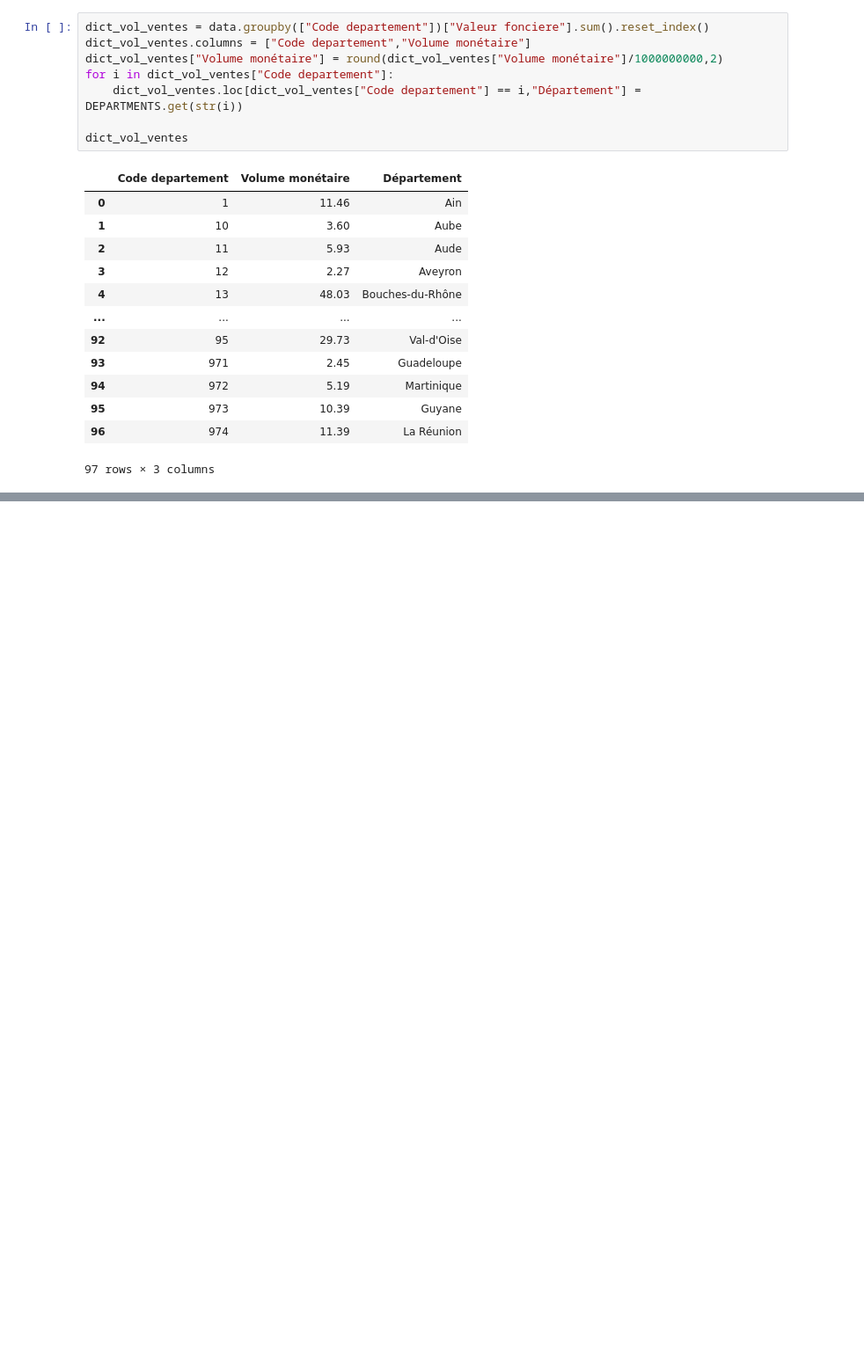
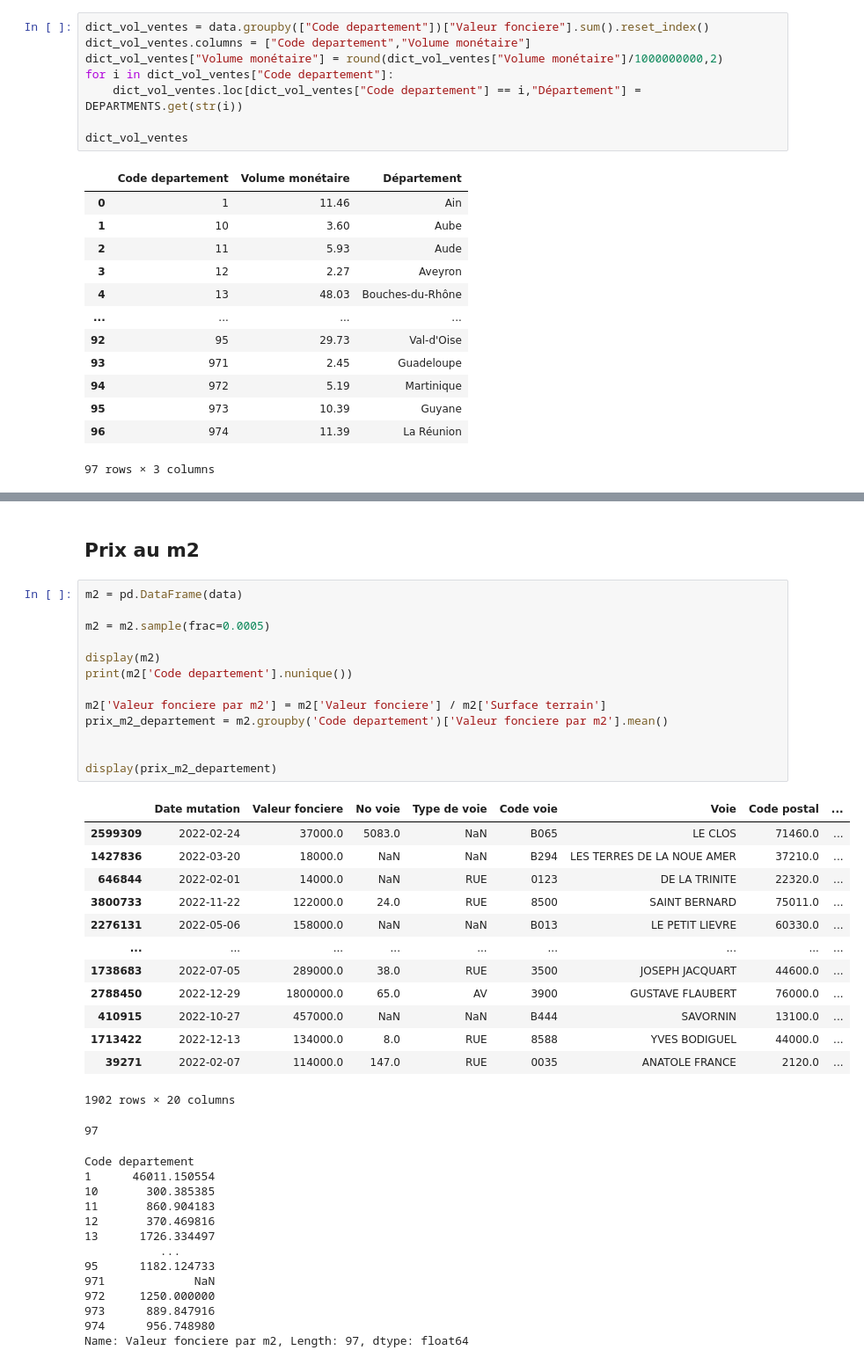
Before and after one commit to GuillaumeDorschner/Real-Estate-Analysis-France, a Jupyter notebook: data analyse/analyse.ipynb, the cells around one changed output, grey strips where cells are left out. Shown at 88% size. Drawn from its saved outputs; the diff is of its cells as text; blank space fills up the shorter version.

```diff
--- a/data analyse/analyse.ipynb
+++ b/data analyse/analyse.ipynb
@@ -271,0 +276,43 @@ fig.show()
+# %% [markdown]
+## Prix au m2
+# %%
+m2 = pd.DataFrame(data)
+
+m2 = m2.sample(frac=0.0005)
+
+display(m2)
+print(m2['Code departement'].nunique())
+
+m2['Valeur fonciere par m2'] = m2['Valeur fonciere'] / m2['Surface terrain']
+prix_m2_departement = m2.groupby('Code departement')['Valeur fonciere par m2'].mean()
+
+
+display(prix_m2_departement)
+# %% [output]
+|  | Date mutation | Valeur fonciere | No voie | Type de voie | Code voie | Voie | Code postal | ... |
+| 2599309 | 2022-02-24 | 37000.0 | 5083.0 | NaN | B065 | LE CLOS | 71460.0 | ... |
+| 1427836 | 2022-03-20 | 18000.0 | NaN | NaN | B294 | LES TERRES DE LA NOUE AMER | 37210.0 | ... |
+| 646844 | 2022-02-01 | 14000.0 | NaN | RUE | 0123 | DE LA TRINITE | 22320.0 | ... |
+| 3800733 | 2022-11-22 | 122000.0 | 24.0 | RUE | 8500 | SAINT BERNARD | 75011.0 | ... |
+| 2276131 | 2022-05-06 | 158000.0 | NaN | NaN | B013 | LE PETIT LIEVRE | 60330.0 | ... |
+| ... | ... | ... | ... | ... | ... | ... | ... | ... |
+| 1738683 | 2022-07-05 | 289000.0 | 38.0 | RUE | 3500 | JOSEPH JACQUART | 44600.0 | ... |
+| 2788450 | 2022-12-29 | 1800000.0 | 65.0 | AV | 3900 | GUSTAVE FLAUBERT | 76000.0 | ... |
+| 410915 | 2022-10-27 | 457000.0 | NaN | NaN | B444 | SAVORNIN | 13100.0 | ... |
+| 1713422 | 2022-12-13 | 134000.0 | 8.0 | RUE | 8588 | YVES BODIGUEL | 44000.0 | ... |
+| 39271 | 2022-02-07 | 114000.0 | 147.0 | RUE | 0035 | ANATOLE FRANCE | 2120.0 | ... |
+1902 rows × 20 columns
+97
+Code departement
+1      46011.150554
+10       300.385385
+11       860.904183
+12       370.469816
+13      1726.334497
+           ...
+95      1182.124733
+971             NaN
+972     1250.000000
+973      889.847916
+974      956.748980
+Name: Valeur fonciere par m2, Length: 97, dtype: float64
```
Also changed, not shown: parts of 9 cells of this notebook, 1 other file.
